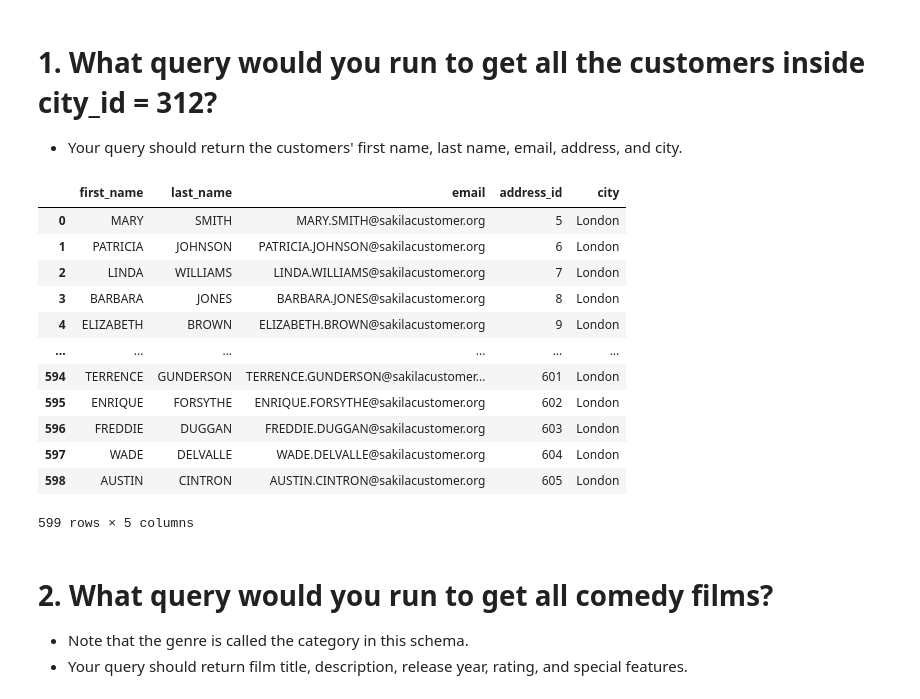
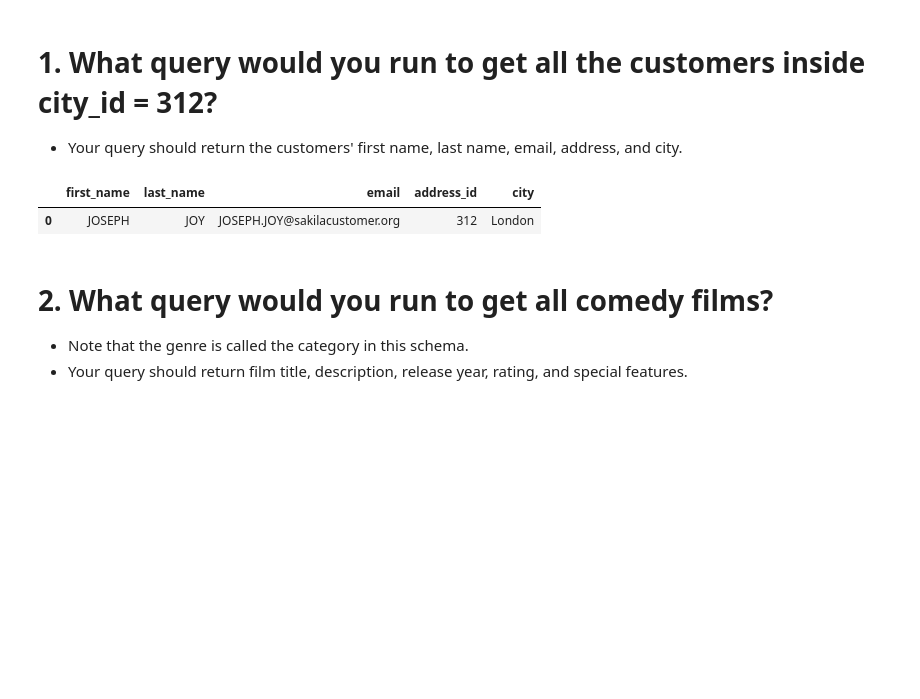
Before and after one commit to jonnunez92/-Core2--Queries--Sakila, a Jupyter notebook: (Core2) Queries - Sakila - Jonathan Nunez.ipynb, the cells around one changed output. Drawn from its saved outputs; the diff is of its cells as text; code cells hidden in the pictures; blank space fills up the shorter version.

```diff
--- a/(Core2) Queries - Sakila - Jonathan Nunez.ipynb
+++ b/(Core2) Queries - Sakila - Jonathan Nunez.ipynb
@@ -27,27 +27,18 @@ Engine(mysql+pymysql://root:***@localhost/sakila)
 # %%
 q1 = """
 
 SELECT c.first_name, c.last_name, c.email,
 	c.address_id, ct.city
-FROM customer as c, city as ct
-WHERE ct.city_id = '312'
+FROM customer as c
+JOIN address AS a ON c.address_id = a.address_id
+JOIN city AS ct ON ct.city_id = a.address_id
+WHERE ct.city_id = '312';
 
 """
 pd.read_sql(q1, engine)
 # %% [output]
 |  | first_name | last_name | email | address_id | city |
-| 0 | MARY | SMITH | MARY.SMITH@sakilacustomer.org | 5 | London |
-| 1 | PATRICIA | JOHNSON | PATRICIA.JOHNSON@sakilacustomer.org | 6 | London |
-| 2 | LINDA | WILLIAMS | LINDA.WILLIAMS@sakilacustomer.org | 7 | London |
-| 3 | BARBARA | JONES | BARBARA.JONES@sakilacustomer.org | 8 | London |
-| 4 | ELIZABETH | BROWN | ELIZABETH.BROWN@sakilacustomer.org | 9 | London |
-| ... | ... | ... | ... | ... | ... |
-| 594 | TERRENCE | GUNDERSON | TERRENCE.GUNDERSON@sakilacustomer... | 601 | London |
-| 595 | ENRIQUE | FORSYTHE | ENRIQUE.FORSYTHE@sakilacustomer.org | 602 | London |
-| 596 | FREDDIE | DUGGAN | FREDDIE.DUGGAN@sakilacustomer.org | 603 | London |
-| 597 | WADE | DELVALLE | WADE.DELVALLE@sakilacustomer.org | 604 | London |
-| 598 | AUSTIN | CINTRON | AUSTIN.CINTRON@sakilacustomer.org | 605 | London |
+| 0 | JOSEPH | JOY | JOSEPH.JOY@sakilacustomer.org | 312 | London |
-599 rows × 5 columns
 # %% [markdown]
 # 2. What query would you run to get all comedy films?
 - Note that the genre is called the category in this schema.
```
